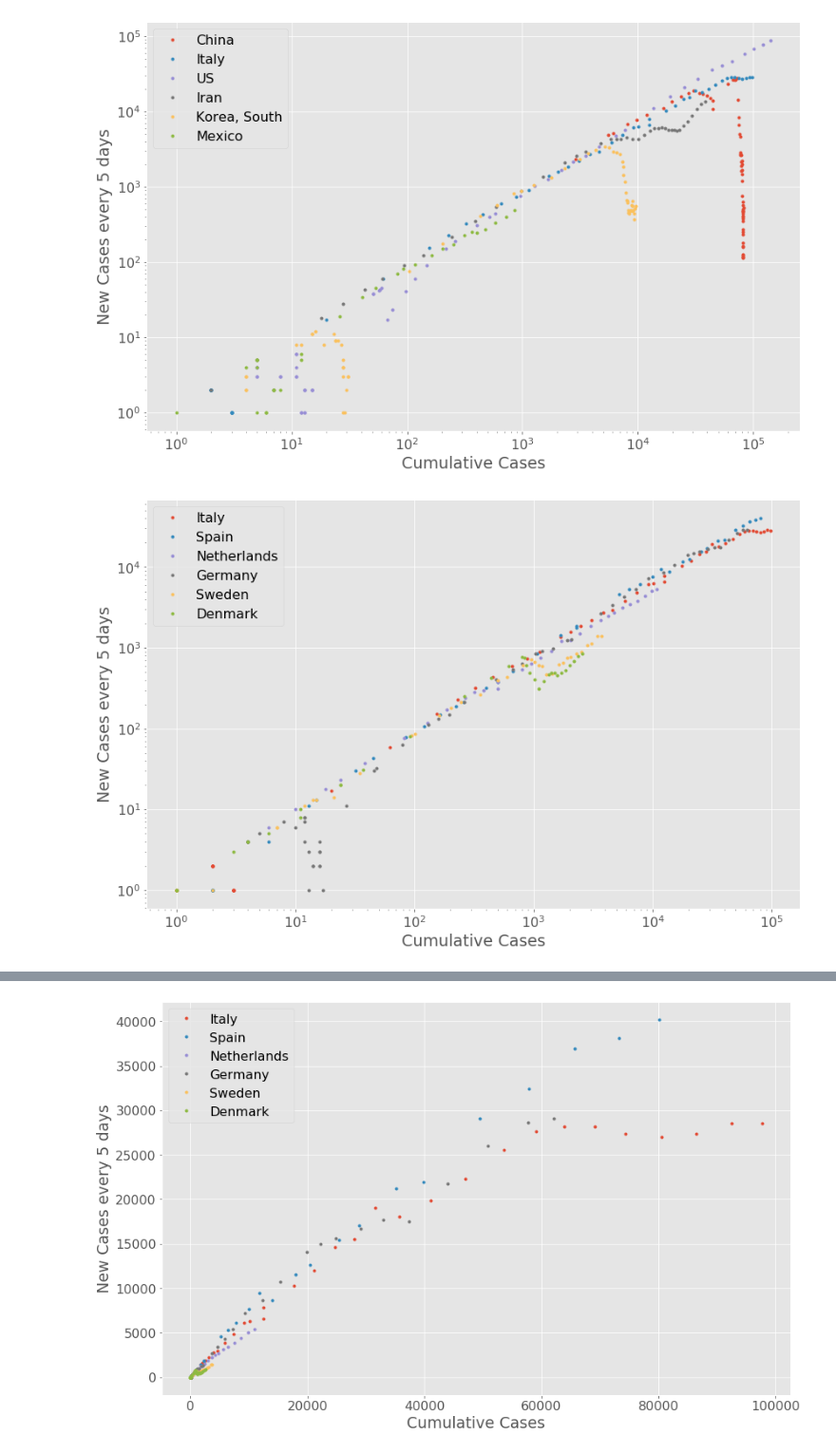
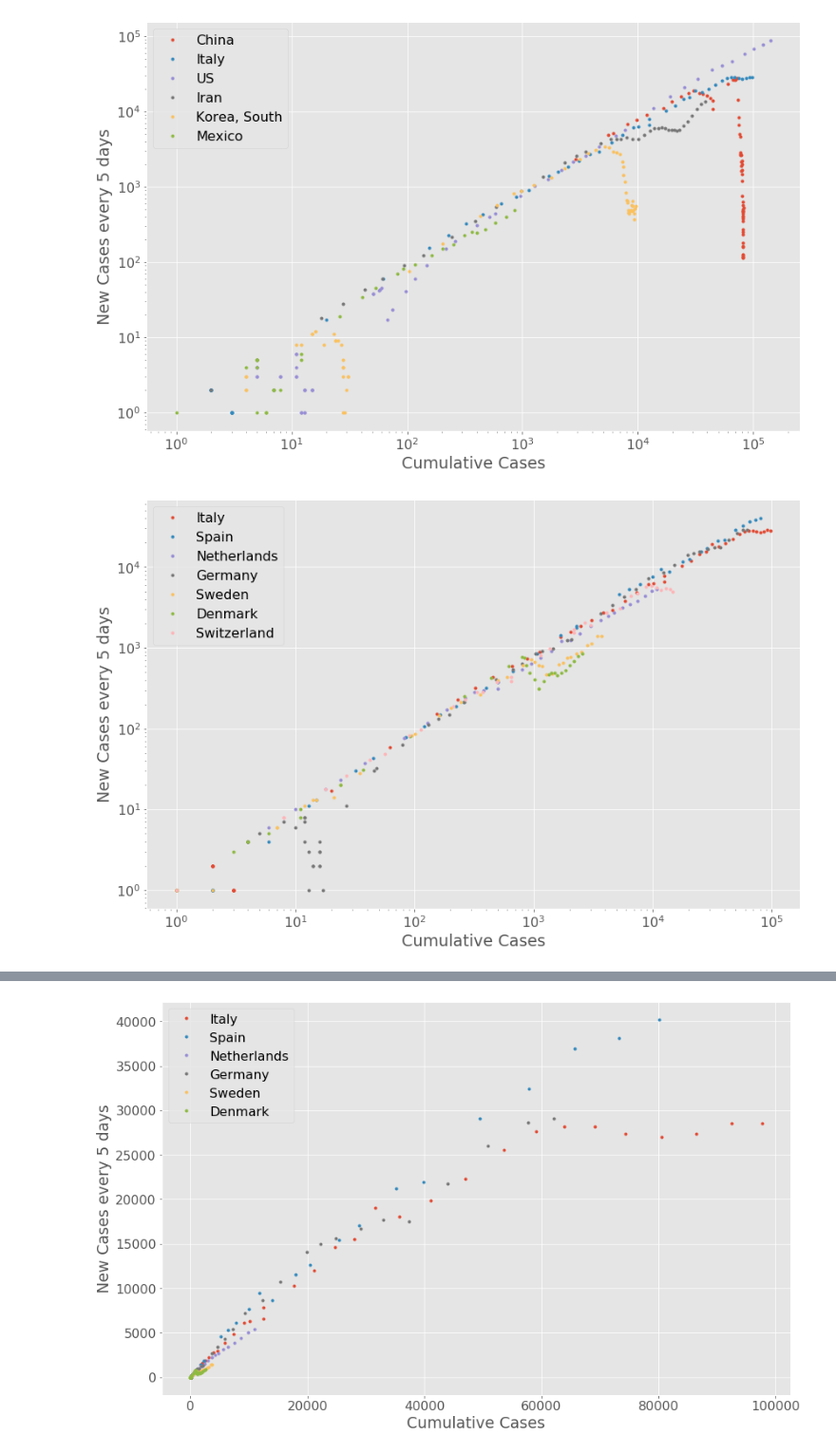
Before and after one commit to aquilesC/Covid-19-Jupyter-Notebook, a Jupyter notebook: Covid_Time_Series.ipynb, the cells around one changed output, grey strips where cells are left out. Shown at 95% size. Drawn from its saved outputs; the diff is of its cells as text; code cells hidden in the pictures.

```diff
--- a/Covid_Time_Series.ipynb
+++ b/Covid_Time_Series.ipynb
@@ -366,16 +365,16 @@ if SAVE_FIGURES:
 # %% [output]
 [figure]
 # %%
-countries = ['Italy', 'Spain', 'Netherlands', 'Germany', 'Sweden', 'Denmark']
+countries = ['Italy', 'Spain', 'Netherlands', 'Germany', 'Sweden', 'Denmark', 'Switzerland']
 fig, ax = plt.subplots(1)
 for country in countries:
     ax.plot(sick_data[country], new_cases_5_days[country],  '.')
 ax.set_ylabel('New Cases every 5 days')
 ax.set_xlabel('Cumulative Cases')
 ax.set_yscale('log')
 ax.set_xscale('log')
 ax.legend(countries)
 if SAVE_FIGURES:
     plt.savefig('Figures/Europe_Log_Log_New_Cumulative_5_days.png')
 # %% [output]
-[figure, old version]
+[figure, new version]
```
Also changed, not shown: parts of 3 cells of this notebook, 5 other files.
